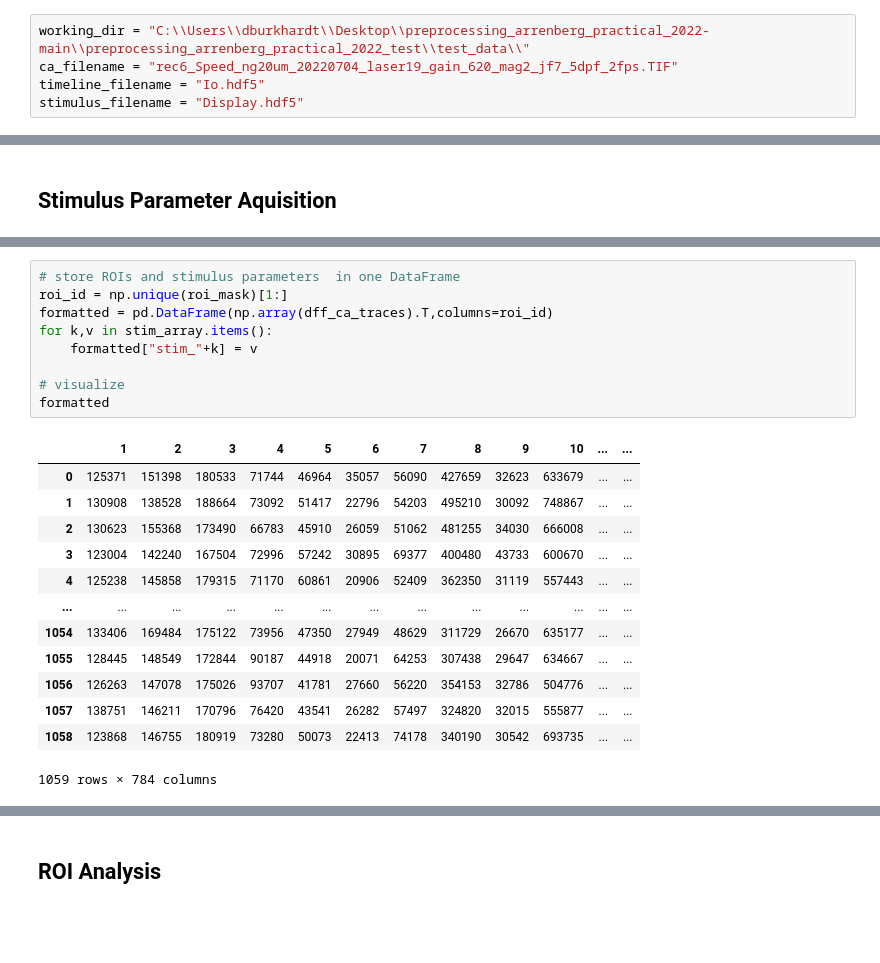
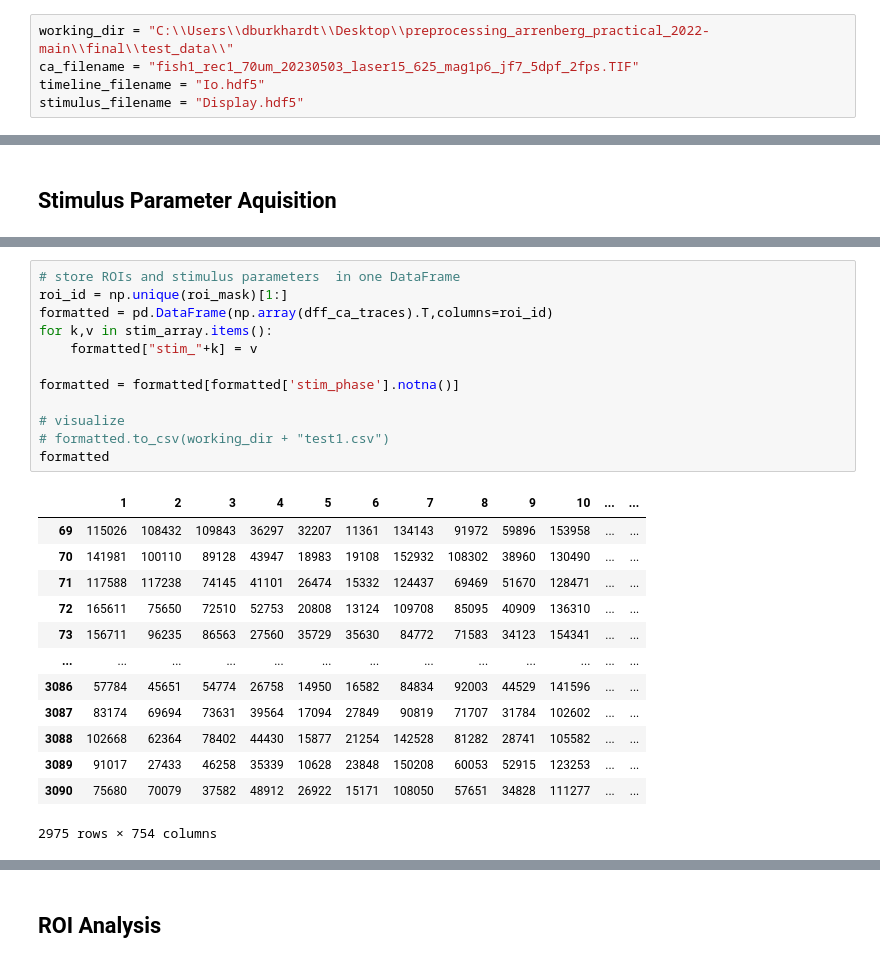
Before and after one commit to Arrenberg-Lab/preprocessing_arrenberg_practical_2022, a Jupyter notebook: ca_preprocessing_and_analysis.ipynb, the cells around one changed output, grey strips where cells are left out. Drawn from its saved outputs; the diff is of its cells as text; blank space fills up the shorter version.

```diff
--- a/ca_preprocessing_and_analysis.ipynb
+++ b/ca_preprocessing_and_analysis.ipynb
@@ -19,8 +19,8 @@ from Exp4_for_test_data import * # use Exp4_for_test_data for running test data
 %matplotlib inline
 import matplotlib.pyplot as plt
 # %%
-working_dir = "C:\\Users\\dburkhardt\\Desktop\\preprocessing_arrenberg_practical_2022-main\\preprocessing_arrenberg_practical_2022_test\\test_data\\"
-ca_filename = "rec6_Speed_ng20um_20220704_laser19_gain_620_mag2_jf7_5dpf_2fps.TIF"
+working_dir = "C:\\Users\\dburkhardt\\Desktop\\preprocessing_arrenberg_practical_2022-main\\final\\test_data\\"
+ca_filename = "fish1_rec1_70um_20230503_laser15_625_mag1p6_jf7_5dpf_2fps.TIF"
 timeline_filename = "Io.hdf5"
 stimulus_filename = "Display.hdf5"
 # %%
@@ -82,26 +82,29 @@ Text(0.5, 0, '#frames')
 # %%
 # store ROIs and stimulus parameters  in one DataFrame
 roi_id = np.unique(roi_mask)[1:]
 formatted = pd.DataFrame(np.array(dff_ca_traces).T,columns=roi_id)
 for k,v in stim_array.items():
     formatted["stim_"+k] = v
 
+formatted = formatted[formatted['stim_phase'].notna()]
+
 # visualize
+# formatted.to_csv(working_dir + "test1.csv")
 formatted
 # %% [output]
 |  | 1 | 2 | 3 | 4 | 5 | 6 | 7 | 8 | 9 | 10 | ... | ... |
-| 0 | 125371 | 151398 | 180533 | 71744 | 46964 | 35057 | 56090 | 427659 | 32623 | 633679 | ... | ... |
-| 1 | 130908 | 138528 | 188664 | 73092 | 51417 | 22796 | 54203 | 495210 | 30092 | 748867 | ... | ... |
-| 2 | 130623 | 155368 | 173490 | 66783 | 45910 | 26059 | 51062 | 481255 | 34030 | 666008 | ... | ... |
-| 3 | 123004 | 142240 | 167504 | 72996 | 57242 | 30895 | 69377 | 400480 | 43733 | 600670 | ... | ... |
-| 4 | 125238 | 145858 | 179315 | 71170 | 60861 | 20906 | 52409 | 362350 | 31119 | 557443 | ... | ... |
+| 69 | 115026 | 108432 | 109843 | 36297 | 32207 | 11361 | 134143 | 91972 | 59896 | 153958 | ... | ... |
+| 70 | 141981 | 100110 | 89128 | 43947 | 18983 | 19108 | 152932 | 108302 | 38960 | 130490 | ... | ... |
+| 71 | 117588 | 117238 | 74145 | 41101 | 26474 | 15332 | 124437 | 69469 | 51670 | 128471 | ... | ... |
+| 72 | 165611 | 75650 | 72510 | 52753 | 20808 | 13124 | 109708 | 85095 | 40909 | 136310 | ... | ... |
+| 73 | 156711 | 96235 | 86563 | 27560 | 35729 | 35630 | 84772 | 71583 | 34123 | 154341 | ... | ... |
 | ... | ... | ... | ... | ... | ... | ... | ... | ... | ... | ... | ... | ... |
-| 1054 | 133406 | 169484 | 175122 | 73956 | 47350 | 27949 | 48629 | 311729 | 26670 | 635177 | ... | ... |
-| 1055 | 128445 | 148549 | 172844 | 90187 | 44918 | 20071 | 64253 | 307438 | 29647 | 634667 | ... | ... |
-| 1056 | 126263 | 147078 | 175026 | 93707 | 41781 | 27660 | 56220 | 354153 | 32786 | 504776 | ... | ... |
-| 1057 | 138751 | 146211 | 170796 | 76420 | 43541 | 26282 | 57497 | 324820 | 32015 | 555877 | ... | ... |
-| 1058 | 123868 | 146755 | 180919 | 73280 | 50073 | 22413 | 74178 | 340190 | 30542 | 693735 | ... | ... |
+| 3086 | 57784 | 45651 | 54774 | 26758 | 14950 | 16582 | 84834 | 92003 | 44529 | 141596 | ... | ... |
+| 3087 | 83174 | 69694 | 73631 | 39564 | 17094 | 27849 | 90819 | 71707 | 31784 | 102602 | ... | ... |
+| 3088 | 102668 | 62364 | 78402 | 44430 | 15877 | 21254 | 142528 | 81282 | 28741 | 105582 | ... | ... |
+| 3089 | 91017 | 27433 | 46258 | 35339 | 10628 | 23848 | 150208 | 60053 | 52915 | 123253 | ... | ... |
+| 3090 | 75680 | 70079 | 37582 | 48912 | 26922 | 15171 | 108050 | 57651 | 34828 | 111277 | ... | ... |
-1059 rows × 784 columns
+2975 rows × 754 columns
 # %%
 # plot some example calcium traces
 plt.figure()
```
Also changed, not shown: parts of 8 cells of this notebook, 2 other files.
